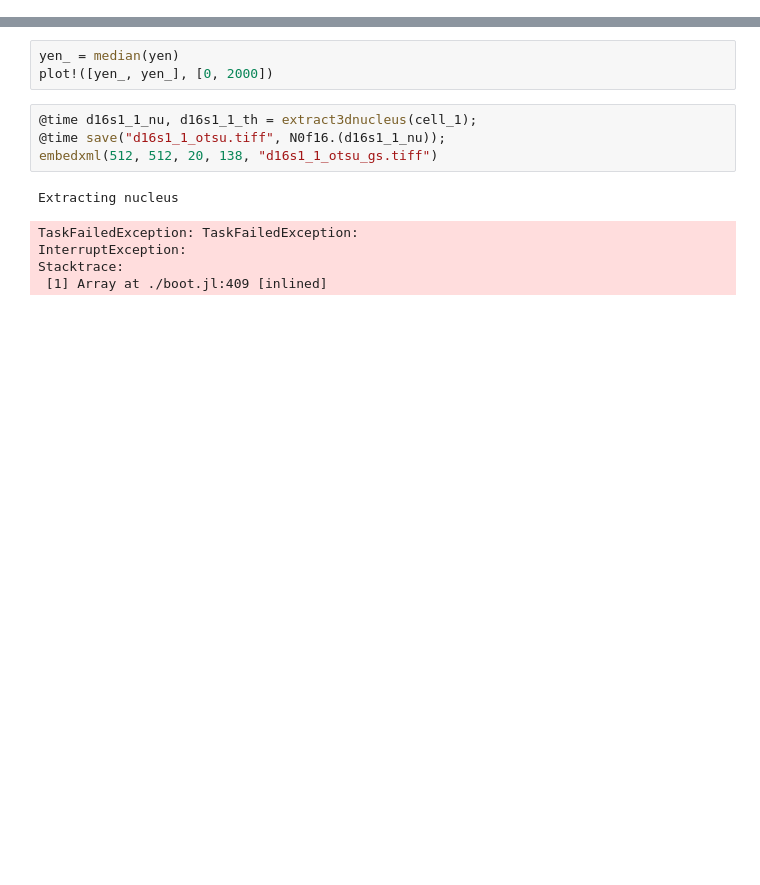
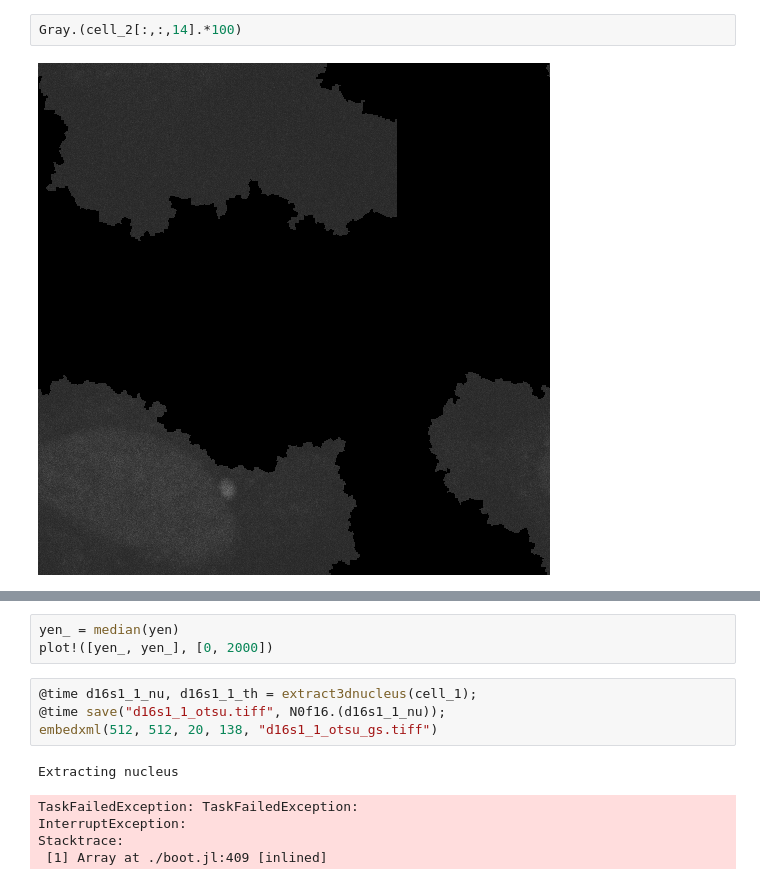
Before and after one commit to QBioLab/CountmRNA.jl, a Jupyter notebook: split_trackingII.ipynb, the cells around one changed output, grey strips where cells are left out. Drawn from its saved outputs; the diff is of its cells as text; blank space fills up the shorter version.

```diff
--- a/split_trackingII.ipynb
+++ b/split_trackingII.ipynb
@@ -64,0 +33,4 @@ Drawing longlived_maps
+# %%
+Gray.(cell_2[:,:,14].*100)
+# %% [output]
+[figure, added]
```
Also changed, not shown: parts of 16 cells of this notebook, 2 other files.
